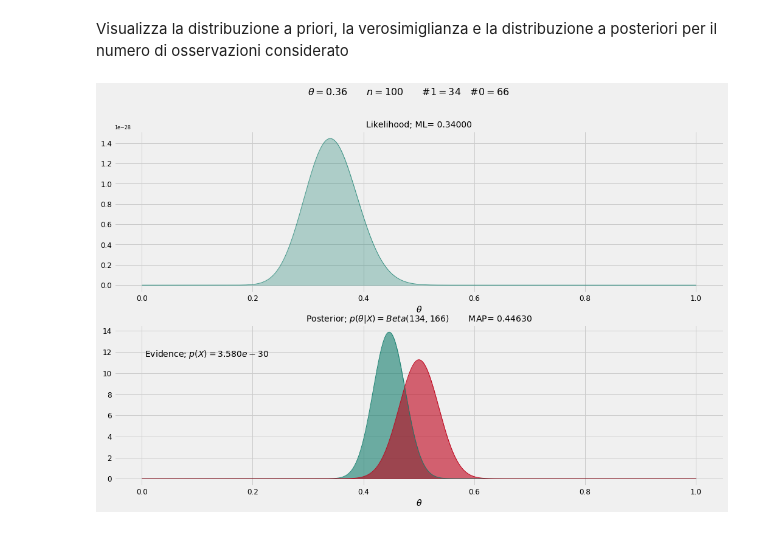
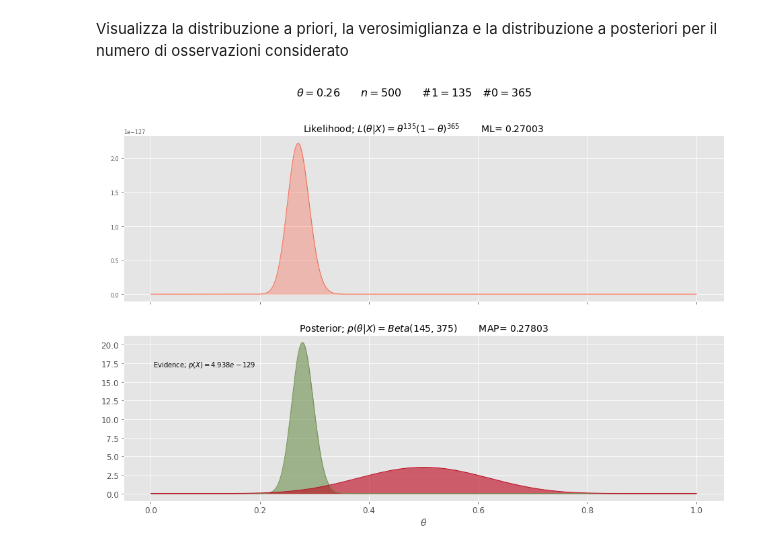
Before and after one commit to tvml/ml2324, a Jupyter notebook: codici/BetaBernoulli.ipynb, the cells around one changed output. Saved outputs shown, nothing was run; the diff lists cells and outputs as text; code cells hidden in the pictures.

Commit message:
beta bernoulli

```diff
--- a/codici/BetaBernoulli.ipynb
+++ b/codici/BetaBernoulli.ipynb
@@ -46,14 +47,14 @@ Fissa la distribuzione a priori del parametro $\theta$. Si utilizza un modello B
 # dichiara la distribuzione prior
 dist = stats.beta
 # valori dei suoi parametri
-alpha = 100
-beta = 100
+alpha = 10
+beta = 10
 hyper = [alpha, beta]
 # %% [markdown]
 Calcola i valori della densità di probabilità a priori su una griglia ($1$-dimensionale) di punti
 # %%
 # fissa l'insieme dei valori sui quali calcolare la distribuzione
-nv = 100000
+nv = 10000
 x = np.linspace(0, 1, nv)
 # calcola i valori di densità di probabilità per tutti i punti dell'insieme
 yp = dist.pdf(x,*hyper)
@@ -76,7 +77,7 @@ plt.show()
 # %% [markdown]
 Per ogni numero di osservazioni fissato, determina il numero di valori $1$ osservati, calcola i parametri della distribuzione a posteriori risultante e memorizza il valore della verosimiglianza e della densità di probabilità per tutti i punti della griglia.
 # %%
-n = 100
+n = 500
 # %%
 # determina numero di esiti pari a 1
 ones = data[:n].sum()
@@ -95,42 +96,41 @@ ev = np.sum(list(map(lambda x,y:x*y/float(nv), lik, yp)))
 # %% [markdown]
 Visualizza la distribuzione a priori, la verosimiglianza e la distribuzione a posteriori per il numero di osservazioni considerato
 # %%
-def plot_dist(color):
-    fig, ax = plt.subplots(figsize=(16,10))
-    ax=plt.subplot(2,1,1)
-    ax.plot(x, lik, '-', c=color, linewidth=0.9, alpha=0.8)
+def plot_dist():
+    fig, (ax1, ax2) = plt.subplots(2,1,sharex=True, figsize=(16,10))
+    ax1.plot(x, lik, '-', c=colors[1], linewidth=0.9, alpha=0.8)
     # riempie la zona compresa tra la curva e l'asse x
-    ax.fill_between(x, 0, lik, color=color, alpha=0.3)
+    ax1.fill_between(x, 0, lik, color=colors[1], alpha=0.3)
     # testo sull'asse x
     plt.xlabel(r"$\theta$",fontsize=14)
     plt.xticks(fontsize=12)
     plt.yticks(fontsize=12)
-    plt.title('Likelihood; ML={0:8.5f}'.format(ml), fontsize=14)
-    ax=plt.subplot(2,1,2)
+    ax1.set_title(r'Likelihood; $L(\theta|X)=\theta^{%3d}(1-\theta)^{%3d}\qquad$ ML=%8.5f'%(ones, n-ones, ml), fontsize=14)
+    plt.tight_layout
     # effettua il plot a partire dalla sequenza di ascisse in x e di ordinate calcolate e salvate
     # nell'elemento attuale di ys
-    ax.plot(x, post, '-', c=color, linewidth=0.9, alpha=1)
+    ax2.plot(x, post, '-', c=colors[3], linewidth=0.9, alpha=1)
     # riempie la zona compresa tra la curva e l'asse x
-    ax.fill_between(x, 0, post, color=color, alpha=0.6)
+    ax2.fill_between(x, 0, post, color=colors[3], alpha=0.6)
     # effettua il plot del prior a partire dalla sequenza di ascisse in x e di ordinate calcolate e salvate in yp
-    ax.plot(x, yp, '-', c=colors[7], linewidth=0.9, alpha=1, label="prior")
+    ax2.plot(x, yp, '-', c=colors[7], linewidth=0.9, alpha=1, label="prior")
      # riempie la zona compresa tra la curva e l'asse x
-    ax.fill_between(x, 0, yp, color=colors[7], alpha=0.6)
+    ax2.fill_between(x, 0, yp, color=colors[7], alpha=0.6)
     plt.annotate(r'Evidence; $p(X)={0:10.3e}$'.format(ev), xy=(.05, .85), va='top', xycoords='axes fraction',
-                 fontsize=14)
+                 fontsize=10)
     # testo sull'asse x
     plt.xlabel(r'$\theta$', fontsize=14)
     plt.xticks(fontsize=12)
     plt.yticks(fontsize=12)
     plt.title(r'Posterior; $p(\theta|X)=Beta({0:3d}, {1:3d})\qquad$ MAP={2:8.5f}'.format(params[0],params[1],mp), fontsize=14)
-    #plt.tight_layout
+    plt.tight_layout
     # titolo della figura
     plt.suptitle(r'$\theta={0:3.2f}\qquad n={1:3d}\qquad\#1={2:3d}\quad \#0={3:3d}$'.format(theta_real,
                                                     n, ones, n-ones), fontsize=16)
     plt.show()
 # %%
-plot_dist(colors[6])
+plot_dist()
 # %% [output]
-[figure, old version]
+[figure, new version]
 # %%
 import pymc3 as pm
```
Also changed, not shown: parts of 24 cells of this notebook.
